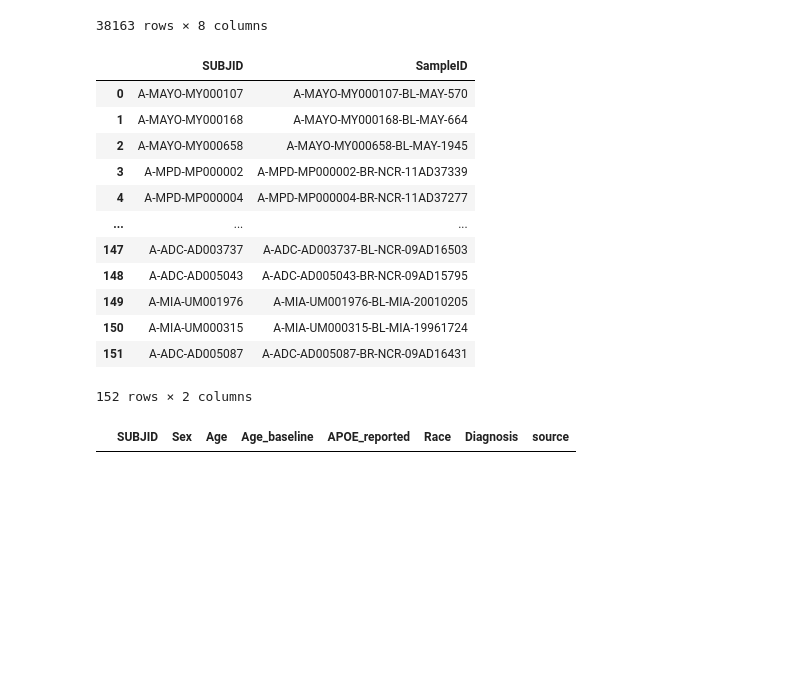
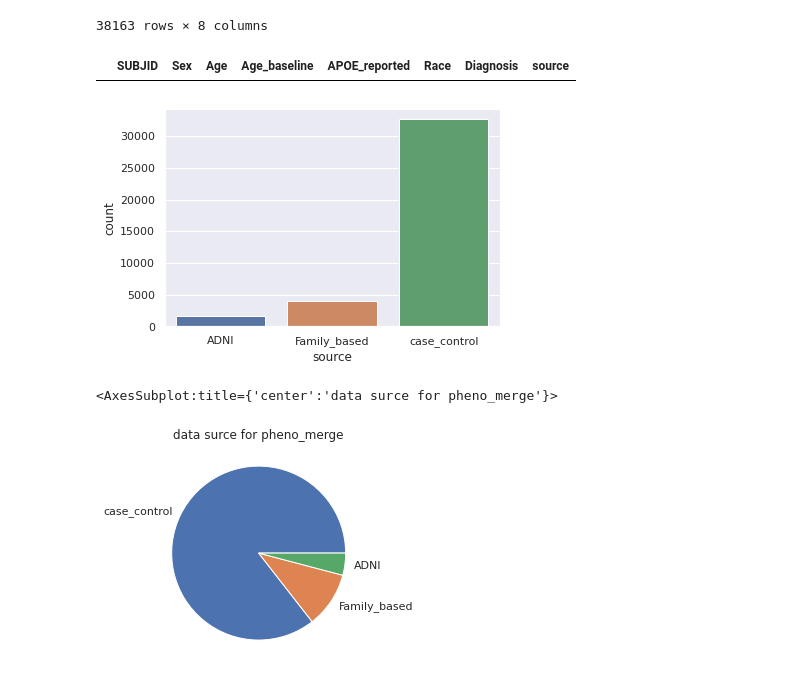
Before and after one commit to teresa-sansan/ADSP_polyfun, a Jupyter notebook: data_processing/phenotype/merge_pheno_37k.ipynb, the cells around one changed output. Cells and saved outputs as stored; diff of their text form; code cells hidden in the pictures; blank space fills up the shorter version.

```diff
--- a/data_processing/phenotype/merge_pheno_37k.ipynb
+++ b/data_processing/phenotype/merge_pheno_37k.ipynb
@@ -371,23 +371,16 @@ pheno_merge
 38163 rows × 8 columns
 # %%
 pheno_merge.to_csv(path + 'phenotype_merged.tsv',sep = '\t', index = False)
-# %%
-SUBJ_drop
-# %% [output]
-|  | SUBJID | SampleID |
-| 0 | A-MAYO-MY000107 | A-MAYO-MY000107-BL-MAY-570 |
-| 1 | A-MAYO-MY000168 | A-MAYO-MY000168-BL-MAY-664 |
-| 2 | A-MAYO-MY000658 | A-MAYO-MY000658-BL-MAY-1945 |
-| 3 | A-MPD-MP000002 | A-MPD-MP000002-BR-NCR-11AD37339 |
-| 4 | A-MPD-MP000004 | A-MPD-MP000004-BR-NCR-11AD37277 |
-| ... | ... | ... |
-| 147 | A-ADC-AD003737 | A-ADC-AD003737-BL-NCR-09AD16503 |
-| 148 | A-ADC-AD005043 | A-ADC-AD005043-BR-NCR-09AD15795 |
-| 149 | A-MIA-UM001976 | A-MIA-UM001976-BL-MIA-20010205 |
-| 150 | A-MIA-UM000315 | A-MIA-UM000315-BL-MIA-19961724 |
-| 151 | A-ADC-AD005087 | A-ADC-AD005087-BR-NCR-09AD16431 |
-152 rows × 2 columns
 # %%
 pheno[pheno.SUBJID.isin(SUBJ_drop)]
 # %% [output]
 |  | SUBJID | Sex | Age | Age_baseline | APOE_reported | Race | Diagnosis | source |
+# %%
+ax = sns.countplot(x="source", data=pheno_merge)
+# %% [output]
+[figure, added]
+# %%
+pheno_merge.source.value_counts().plot(kind='pie', ylabel='', title='data surce for pheno_merge')
+# %% [output]
+<AxesSubplot:title={'center':'data surce for pheno_merge'}>
+[figure, added]
```
Also changed, not shown: parts of 10 cells of this notebook, 1 other file.
